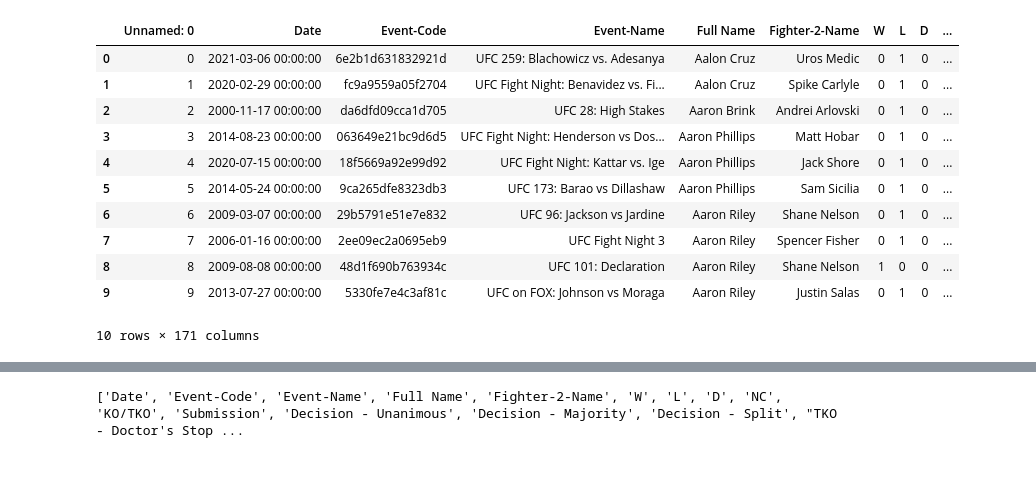
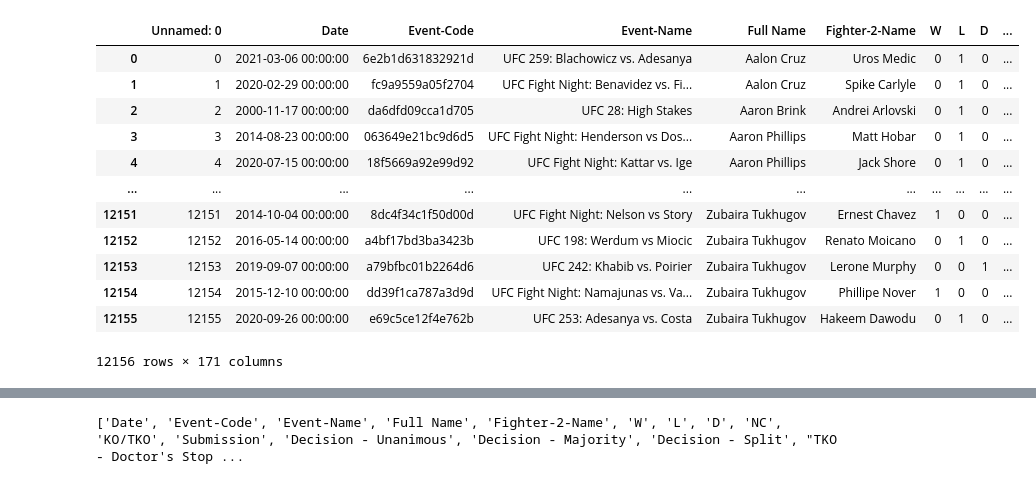
Before and after one commit to Alerragz/Data-Analysis, a Jupyter notebook: UFC/UFC.ipynb, the cells around one changed output, grey strips where cells are left out. Saved outputs shown, nothing was run; the diff lists cells and outputs as text; code cells hidden in the pictures.

```diff
--- a/UFC/UFC.ipynb
+++ b/UFC/UFC.ipynb
@@ -4,20 +4,21 @@ import seaborn as sb
 import matplotlib.pyplot as plt
 # %%
 df = pd.read_csv('https://query.data.world/s/ujqgd4dkc26fuxtsfm4pfzxy6l72bl?dws=00000')
-df.head(10)
+df
 # %% [output]
 |  | Unnamed: 0 | Date | Event-Code | Event-Name | Full Name | Fighter-2-Name | W | L | D | ... |
 | 0 | 0 | 2021-03-06 00:00:00 | 6e2b1d631832921d | UFC 259: Blachowicz vs. Adesanya | Aalon Cruz | Uros Medic | 0 | 1 | 0 | ... |
 | 1 | 1 | 2020-02-29 00:00:00 | fc9a9559a05f2704 | UFC Fight Night: Benavidez vs. Fi... | Aalon Cruz | Spike Carlyle | 0 | 1 | 0 | ... |
 | 2 | 2 | 2000-11-17 00:00:00 | da6dfd09cca1d705 | UFC 28: High Stakes | Aaron Brink | Andrei Arlovski | 0 | 1 | 0 | ... |
 | 3 | 3 | 2014-08-23 00:00:00 | 063649e21bc9d6d5 | UFC Fight Night: Henderson vs Dos... | Aaron Phillips | Matt Hobar | 0 | 1 | 0 | ... |
 | 4 | 4 | 2020-07-15 00:00:00 | 18f5669a92e99d92 | UFC Fight Night: Kattar vs. Ige | Aaron Phillips | Jack Shore | 0 | 1 | 0 | ... |
-| 5 | 5 | 2014-05-24 00:00:00 | 9ca265dfe8323db3 | UFC 173: Barao vs Dillashaw | Aaron Phillips | Sam Sicilia | 0 | 1 | 0 | ... |
-| 6 | 6 | 2009-03-07 00:00:00 | 29b5791e51e7e832 | UFC 96: Jackson vs Jardine | Aaron Riley | Shane Nelson | 0 | 1 | 0 | ... |
-| 7 | 7 | 2006-01-16 00:00:00 | 2ee09ec2a0695eb9 | UFC Fight Night 3 | Aaron Riley | Spencer Fisher | 0 | 1 | 0 | ... |
-| 8 | 8 | 2009-08-08 00:00:00 | 48d1f690b763934c | UFC 101: Declaration | Aaron Riley | Shane Nelson | 1 | 0 | 0 | ... |
-| 9 | 9 | 2013-07-27 00:00:00 | 5330fe7e4c3af81c | UFC on FOX: Johnson vs Moraga | Aaron Riley | Justin Salas | 0 | 1 | 0 | ... |
+| ... | ... | ... | ... | ... | ... | ... | ... | ... | ... | ... |
+| 12151 | 12151 | 2014-10-04 00:00:00 | 8dc4f34c1f50d00d | UFC Fight Night: Nelson vs Story | Zubaira Tukhugov | Ernest Chavez | 1 | 0 | 0 | ... |
+| 12152 | 12152 | 2016-05-14 00:00:00 | a4bf17bd3ba3423b | UFC 198: Werdum vs Miocic | Zubaira Tukhugov | Renato Moicano | 0 | 1 | 0 | ... |
+| 12153 | 12153 | 2019-09-07 00:00:00 | a79bfbc01b2264d6 | UFC 242: Khabib vs. Poirier | Zubaira Tukhugov | Lerone Murphy | 0 | 0 | 1 | ... |
+| 12154 | 12154 | 2015-12-10 00:00:00 | dd39f1ca787a3d9d | UFC Fight Night: Namajunas vs. Va... | Zubaira Tukhugov | Phillipe Nover | 1 | 0 | 0 | ... |
+| 12155 | 12155 | 2020-09-26 00:00:00 | e69c5ce12f4e762b | UFC 253: Adesanya vs. Costa | Zubaira Tukhugov | Hakeem Dawodu | 0 | 1 | 0 | ... |
-10 rows × 171 columns
+12156 rows × 171 columns
 # %%
 df = df.rename(columns={"Unnamed: 0": "Index"})
 df = df.set_index("Index")
```
Also changed, not shown: parts of 3 cells of this notebook.
